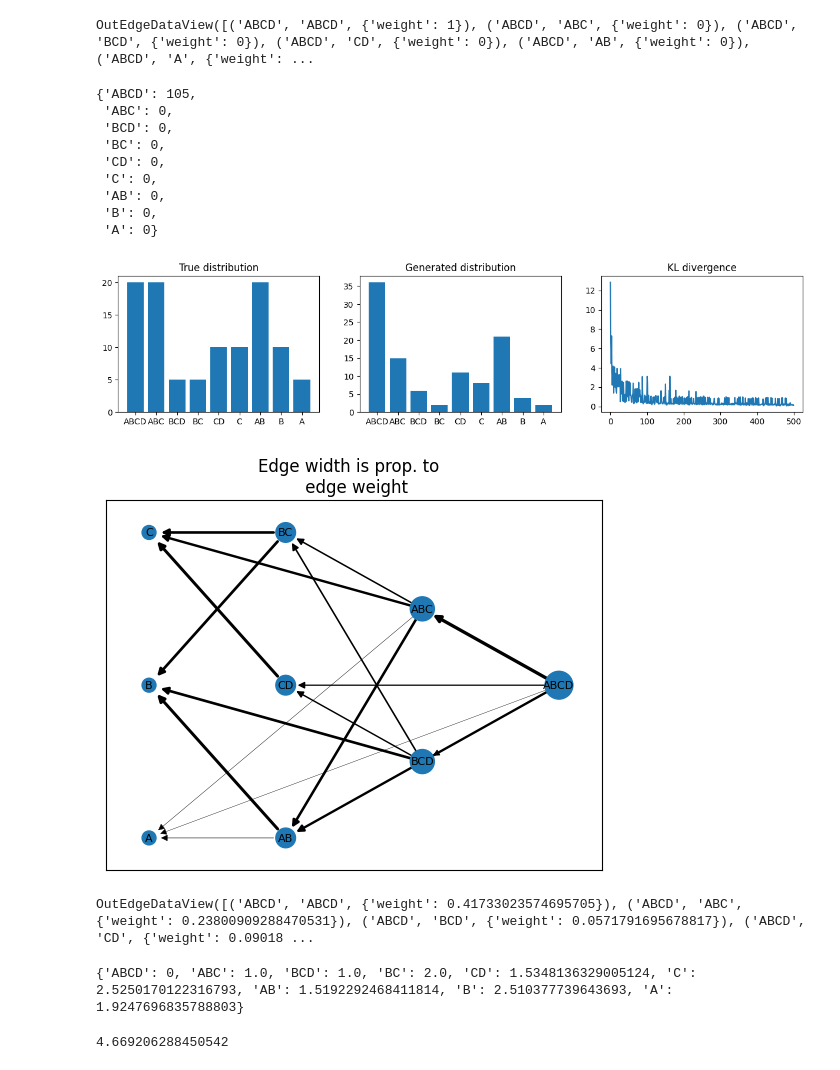
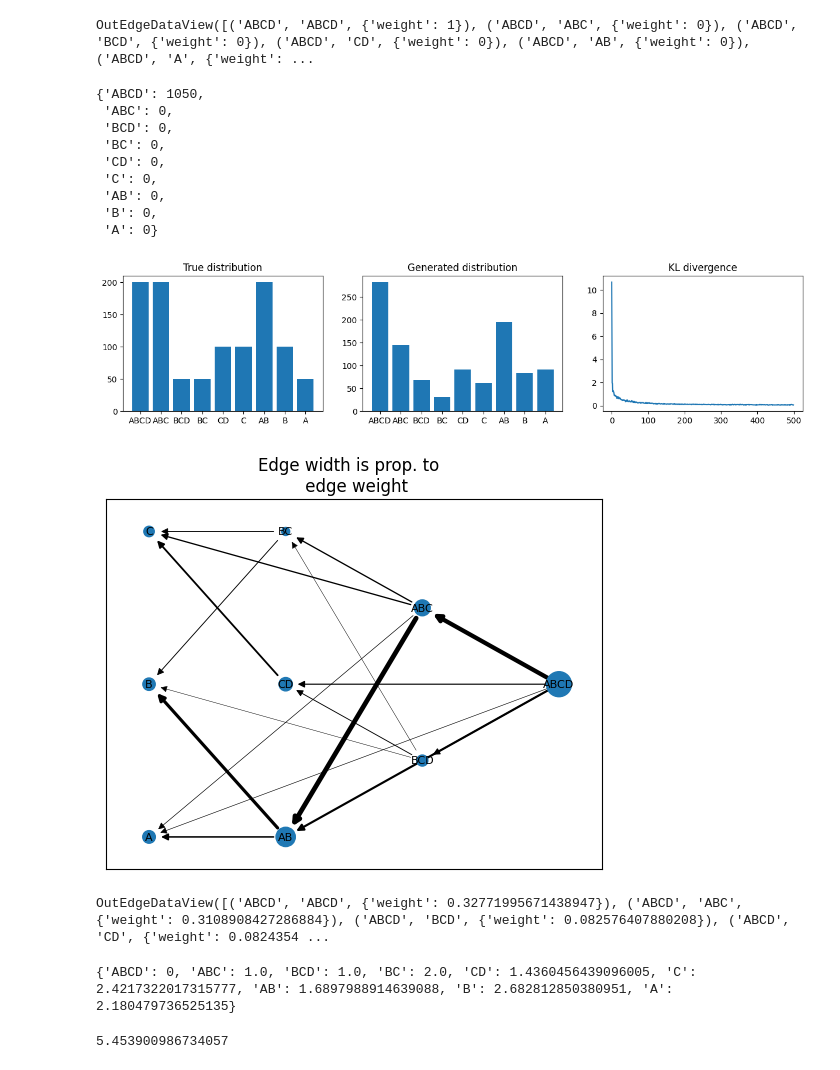
Before and after one commit to ErikHartman/disassembly, a Jupyter notebook: src/weight_estimation_new_method.ipynb, the cells around one changed output. Saved outputs shown, nothing was run; the diff lists cells and outputs as text; code cells hidden in the pictures.

Commit message:
Update weight-updating to include exoprotease and source node freq

```diff
--- a/src/weight_estimation_new_method.ipynb
+++ b/src/weight_estimation_new_method.ipynb
@@ -18,15 +18,15 @@ import numpy as np
 
 # Generate synthetic sample
 P = {
-    "ABCD": 20,
-    "ABC": 20,
-    "BCD": 5,
-    "BC": 5,
-    "CD": 10,
-    "C": 10,
-    "AB": 20,
-    "B": 10,
-    "A": 5,
+    "ABCD": 200,
+    "ABC": 200,
+    "BCD": 50,
+    "BC": 50,
+    "CD": 100,
+    "C": 100,
+    "AB": 200,
+    "B": 100,
+    "A": 50,
 
 }
 keys = list(P.keys())
@@ -82,7 +82,7 @@ def generate_guess(G, keys, N_T):
 p_generated = generate_guess(G, keys, N_T)
 p_generated
 # %% [output]
-{'ABCD': 105,
+{'ABCD': 1050,
  'ABC': 0,
  'BCD': 0,
  'BC': 0,
@@ -115,12 +115,20 @@ def update_weights(G, kl, p_hat, p_generated, lr, verbose=False):
         for _, target, weight in out_edges:
             if key == target:
                 continue
+            source_copy_number = p_hat[key]
             target_copy_number = p_hat[target]
             generated_target_copy_number = p_generated[target]
-            diff = target_copy_number - generated_target_copy_number
+            diff = source_copy_number*(target_copy_number / (generated_target_copy_number + 1))
+
+            add_to_weight = diff * lr * kl
+
+            if np.abs(len(key) - len(target)) == 1:
+                add_to_weight *= 2
+
+
 
             new_weight = max(
-                0, weight["weight"] + (diff * lr * kl)
+                0, weight["weight"] + add_to_weight
             )  # weight cannot be less than 0
 
             nx.set_edge_attributes(G, {(key, target): {"weight": new_weight}})
@@ -134,7 +142,7 @@ G = update_weights(G, kl, P, p_generated, lr)
 # %%
 # The loop
 
-lr = .01
+lr = .1
 
 generated = {}
 kls = []
@@ -150,17 +158,17 @@ for i in range(500):
 # %%
 import matplotlib.pyplot as plt
 
 fig, axs = plt.subplots(1, 3, figsize=(15, 3))
-p_generated = generated[list(generated.keys())[-1]]
+p_generated = generated[list(generated.keys())[np.argmin(kls)]]
 axs[0].bar(P.keys(), P.values())
 axs[1].bar(p_generated.keys(), p_generated.values())
 axs[2].plot(kls)
 axs[0].set_title("True distribution")
 axs[1].set_title("Generated distribution")
 axs[2].set_title("KL divergence")
 plt.show()
 # %% [output]
-[figure, old version]
+[figure, new version]
 # %%
 no_self_G = nx.DiGraph()
 for n,data in G.nodes(data=True):
@@ -172,7 +180,7 @@ for s,t,data in G.edges(data=True):
 def draw_weighted_network(G, p_generated):
 
     pos = nx.multipartite_layout(G, subset_key="layer")
-    node_size = [len(s) * 100 for s in G.nodes()]
+    node_size = [p_generated[s] for s in G.nodes()]
     nx.draw_networkx_nodes(G, pos=pos, node_size=node_size)
     nx.draw_networkx_labels(G, pos=pos, font_size=8)
     edge_width = [
@@ -184,11 +192,11 @@ def draw_weighted_network(G, p_generated):
 
 draw_weighted_network(no_self_G, p_generated)
 # %% [output]
-[figure, old version]
+[figure, new version]
 # %%
 G.edges(data=True)
 # %% [output]
-OutEdgeDataView([('ABCD', 'ABCD', {'weight': 0.41733023574695705}), ('ABCD', 'ABC', {'weight': 0.23800909288470531}), ('ABCD', 'BCD', {'weight': 0.0571791695678817}), ('ABCD', 'CD', {'weight': 0.09018 ...
+OutEdgeDataView([('ABCD', 'ABCD', {'weight': 0.32771995671438947}), ('ABCD', 'ABC', {'weight': 0.3108908427286884}), ('ABCD', 'BCD', {'weight': 0.082576407880208}), ('ABCD', 'CD', {'weight': 0.0824354 ...
 # %%
 from disassembly.disassembly import get_disassembly_indexes
 disassembly_indexes = get_disassembly_indexes(no_self_G, p_generated)
@@ -196,5 +204,5 @@ print(disassembly_indexes)
 from disassembly.disassembly import get_disassembly
 get_disassembly(P, disassembly_indexes)
 # %% [output]
-{'ABCD': 0, 'ABC': 1.0, 'BCD': 1.0, 'BC': 2.0, 'CD': 1.5348136329005124, 'C': 2.5250170122316793, 'AB': 1.5192292468411814, 'B': 2.510377739643693, 'A': 1.9247696835788803}
+{'ABCD': 0, 'ABC': 1.0, 'BCD': 1.0, 'BC': 2.0, 'CD': 1.4360456439096005, 'C': 2.4217322017315777, 'AB': 1.6897988914639088, 'B': 2.682812850380951, 'A': 2.180479736525135}
-4.669206288450542
+5.453900986734057
```
